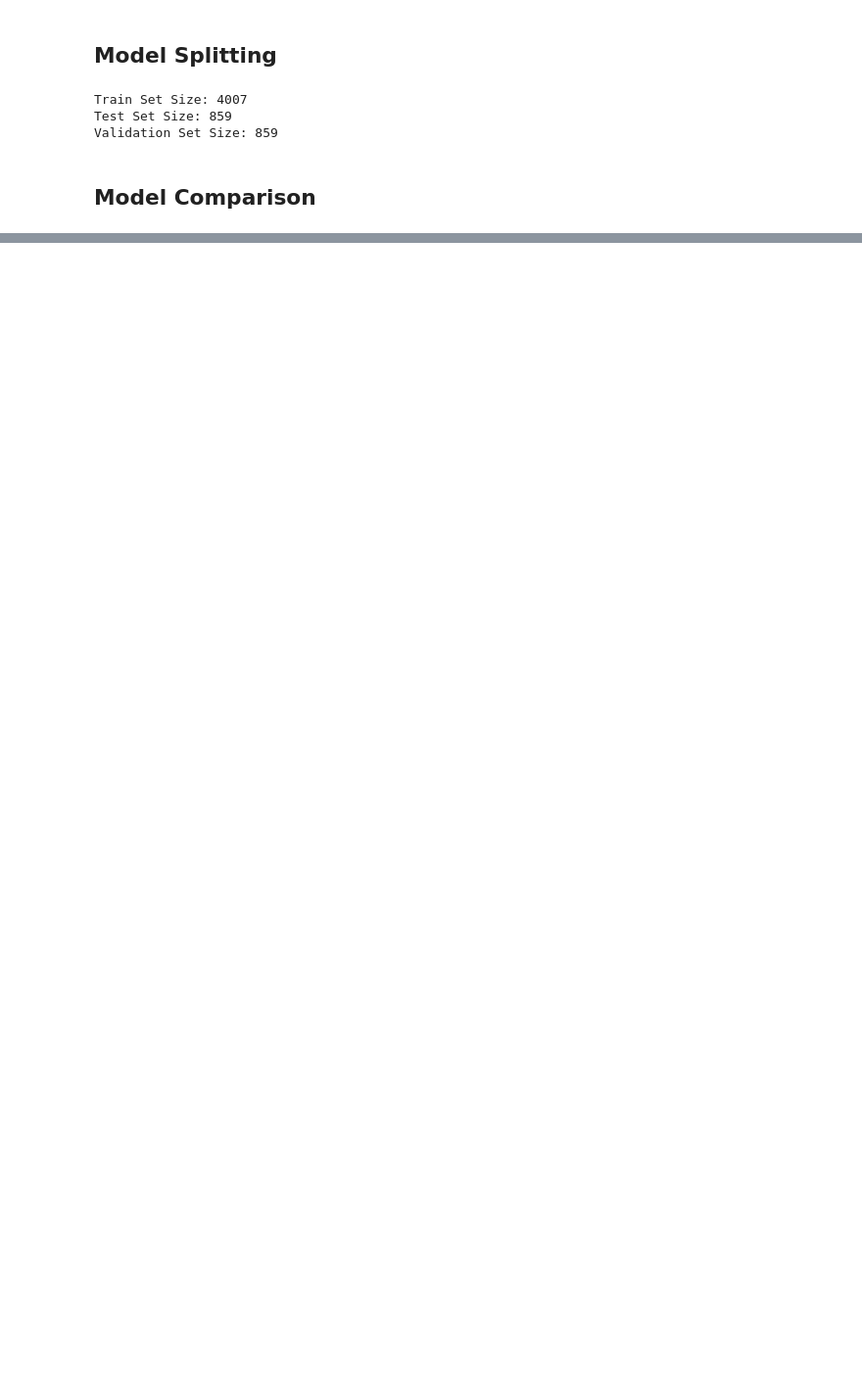
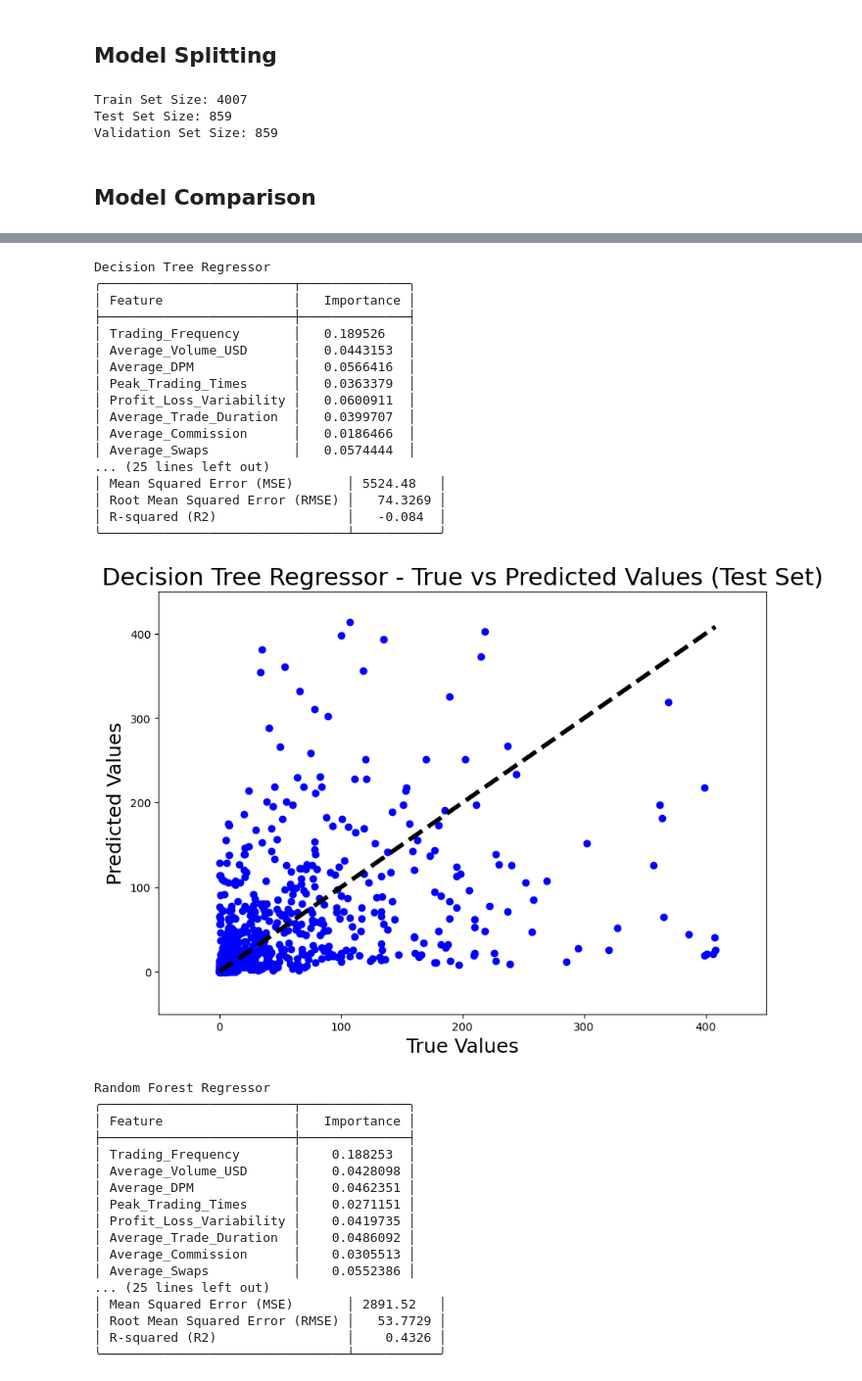
Before and after one commit to CommonCrayon/CapstoneProject, a Jupyter notebook: modelling.ipynb, the cells around one changed output, grey strips where cells are left out. Shown at 98% size. Cells and saved outputs as stored; diff of their text form; code cells hidden in the pictures; blank space fills up the shorter version.

Commit message:
Updated Model

```diff
--- a/modelling.ipynb
+++ b/modelling.ipynb
@@ -329,0 +142,14 @@ R-squared (R2): 0.1076
+# %%
+def DisplayFeatureImportanceOrCoefficients(model, X_preprocessed_df):
+    if hasattr(model, 'feature_importances_'):
+        feature_importances = list(zip(X_preprocessed_df.columns, model.feature_importances_))
+        headers = ["Feature", "Importance"]
+        print("Feature Importances:")
+        print(tabulate(feature_importances, headers=headers, tablefmt="pretty"))
+    elif hasattr(model, 'coef_'):
+        feature_coefficients = list(zip(X_preprocessed_df.columns, model.coef_))
+        headers = ["Feature", "Coefficient"]
+        print("Feature Coefficients:")
+        print(tabulate(feature_coefficients, headers=headers, tablefmt="pretty"))
+    else:
+        print("Feature importance or coefficients not available for this model.")
@@ -329,0 +178,66 @@ R-squared (R2): 0.1076
+# %%
+def PerformPlot(name, y_test_pred):
+    # Plotting true vs predicted values for test set
+    fig, ax = plt.subplots(figsize=(10, 7))
+    ax.scatter(y_test, y_test_pred, color='blue')
+    ax.plot([min(y_test), max(y_test)], [min(y_test), max(y_test)], 'k--', lw=4)
+    ax.set_xlim([-50, 450])
+    ax.set_ylim([-50, 450])
+    ax.set_xlabel('True Values', fontsize=18)
+    ax.set_ylabel('Predicted Values', fontsize=18)
+    ax.set_title(f'{name} - True vs Predicted Values (Test Set)', fontsize=22)
+
+    plt.show()
+# %%
+# Train and evaluate regression models
+for name, model in regression_models.items():
+    print(f"{name}")
+    # Train the model on the training set
+    model.fit(X_train, y_train)
+
+    DisplayFeatureImportanceOrCoefficients(model)
+
+    # Evaluate Metrics on Model
+    DisplayMetrics(model, X_val, y_val, "Validation")
+    y_test_pred = DisplayMetrics(model, X_test, y_test, "Testing")
+
+    PerformPlot(name, y_test_pred)
+
+    # Save the trained model to a file
+    joblib.dump(model, f'Webpage/SavedModels/{name.replace(" ", "_")}_model.pkl')
+# %% [output]
+Decision Tree Regressor
+╭─────────────────────────┬──────────────╮
+│ Feature                 │   Importance │
+├─────────────────────────┼──────────────┤
+│ Trading_Frequency       │   0.189526   │
+│ Average_Volume_USD      │   0.0443153  │
+│ Average_DPM             │   0.0566416  │
+│ Peak_Trading_Times      │   0.0363379  │
+│ Profit_Loss_Variability │   0.0600911  │
+│ Average_Trade_Duration  │   0.0399707  │
+│ Average_Commission      │   0.0186466  │
+│ Average_Swaps           │   0.0574444  │
+... (25 lines left out)
+│ Mean Squared Error (MSE)       │ 5524.48   │
+│ Root Mean Squared Error (RMSE) │   74.3269 │
+│ R-squared (R2)                 │   -0.084  │
+╰────────────────────────────────┴───────────╯
+[figure, added]
+Random Forest Regressor
+╭─────────────────────────┬──────────────╮
+│ Feature                 │   Importance │
+├─────────────────────────┼──────────────┤
+│ Trading_Frequency       │    0.188253  │
+│ Average_Volume_USD      │    0.0428098 │
+│ Average_DPM             │    0.0462351 │
+│ Peak_Trading_Times      │    0.0271151 │
+│ Profit_Loss_Variability │    0.0419735 │
+│ Average_Trade_Duration  │    0.0486092 │
+│ Average_Commission      │    0.0305513 │
+│ Average_Swaps           │    0.0552386 │
+... (25 lines left out)
+│ Mean Squared Error (MSE)       │ 2891.52   │
+│ Root Mean Squared Error (RMSE) │   53.7729 │
+│ R-squared (R2)                 │    0.4326 │
+╰────────────────────────────────┴───────────╯
```
Also changed, not shown: parts of 14 cells of this notebook, 2 other files.
